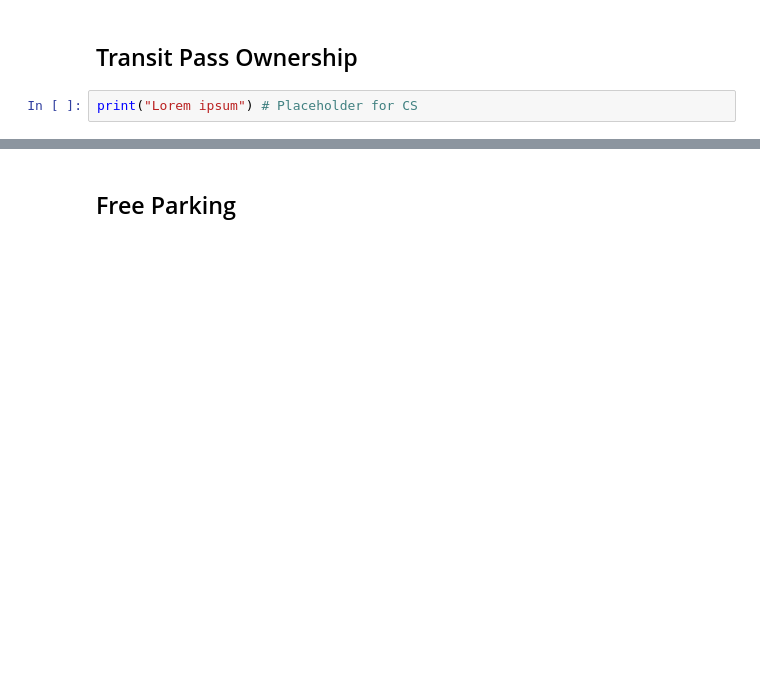
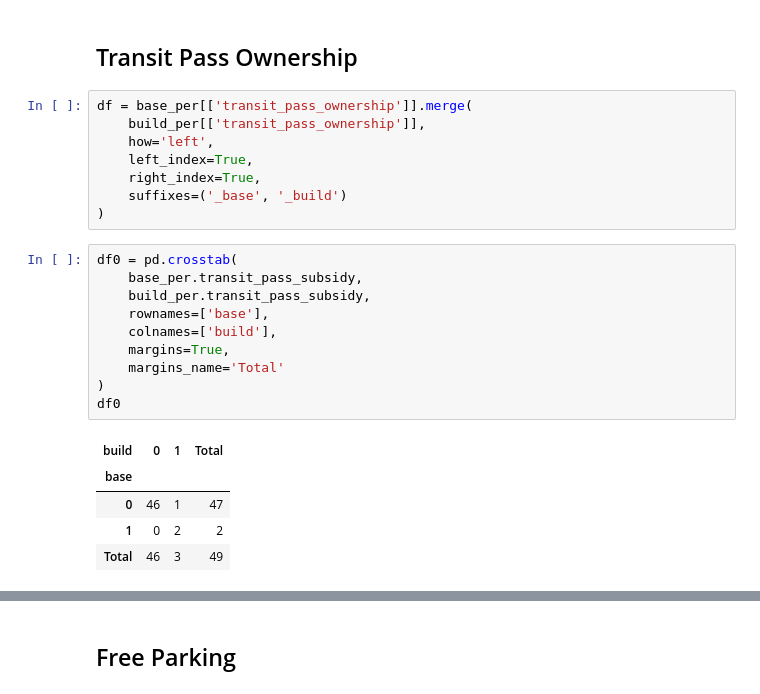
Before and after one commit to ActivitySim/asim_eet_viz, a Jupyter notebook: notebooks/long_term.ipynb, the cells around one changed output, grey strips where cells are left out. Drawn from its saved outputs; the diff is of its cells as text; blank space fills up the shorter version.

```diff
--- a/notebooks/long_term.ipynb
+++ b/notebooks/long_term.ipynb
@@ -137,4 +233,26 @@ print("Lorem ipsum") # Placeholder for CS
 # %% [markdown]
 ## Transit Pass Ownership
 # %%
-print("Lorem ipsum") # Placeholder for CS
+df = base_per[['transit_pass_ownership']].merge(
+    build_per[['transit_pass_ownership']],
+    how='left',
+    left_index=True,
+    right_index=True,
+    suffixes=('_base', '_build')
+)
+# %%
+df0 = pd.crosstab(
+    base_per.transit_pass_subsidy,
+    build_per.transit_pass_subsidy,
+    rownames=['base'],
+    colnames=['build'],
+    margins=True,
+    margins_name='Total'
+)
+df0
+# %% [output]
+| build | 0 | 1 | Total |
+| base |  |  |  |
+| 0 | 46 | 1 | 47 |
+| 1 | 0 | 2 | 2 |
+| Total | 46 | 3 | 49 |
```
Also changed, not shown: parts of 32 cells of this notebook.
